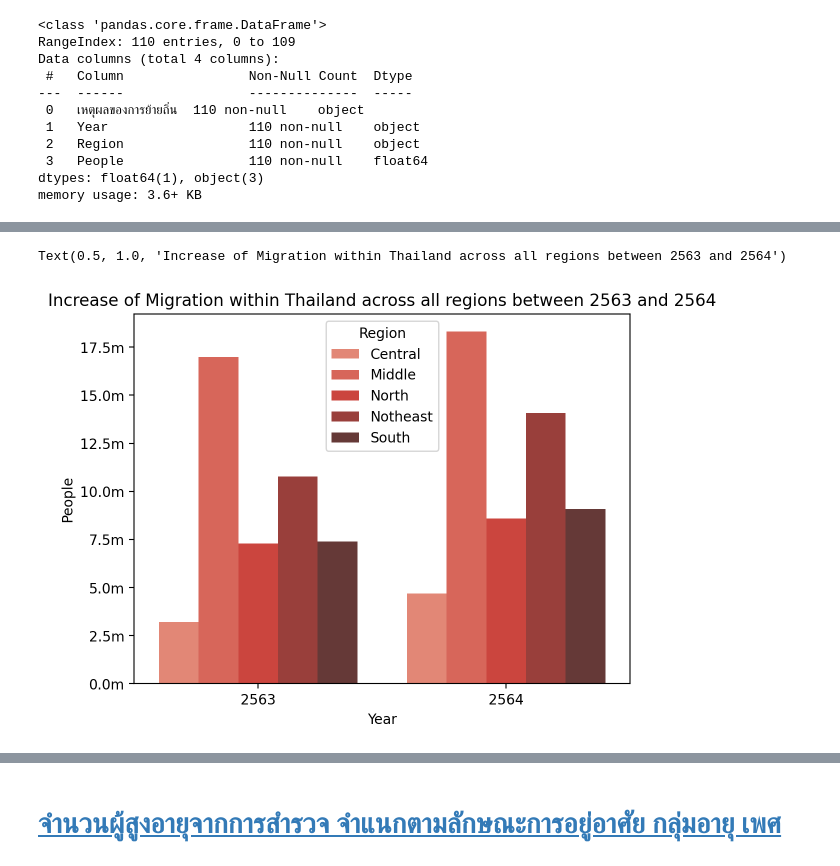
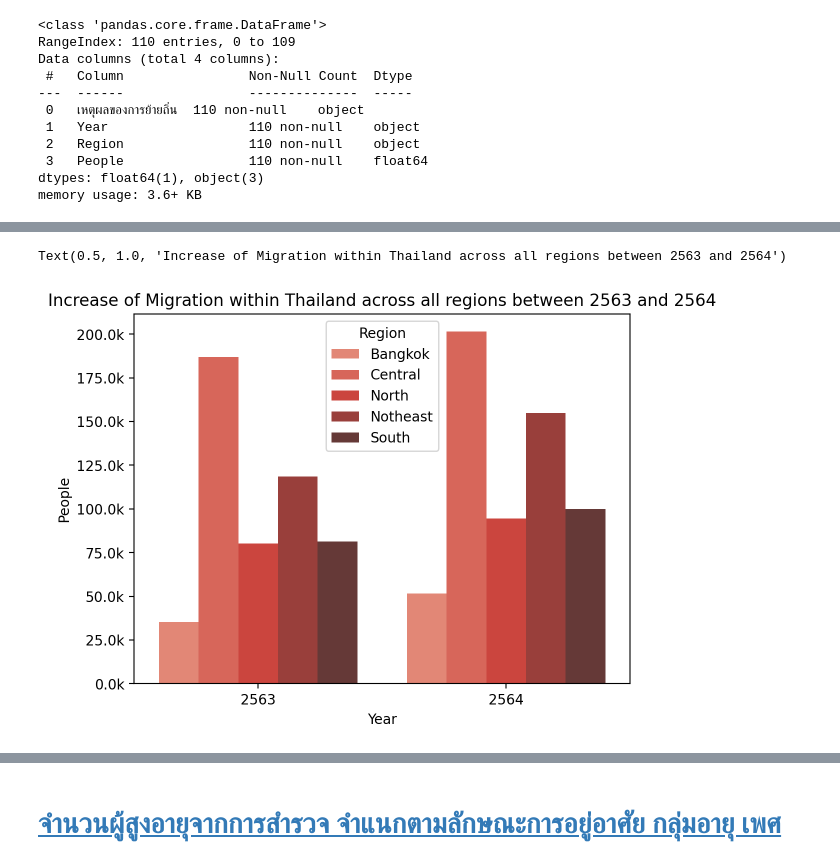
Before and after one commit to Zylink2/Machine_Learning_Project_2, a Jupyter notebook: Com/Test_Com2.ipynb, the cells around one changed output, grey strips where cells are left out. Cells and saved outputs as stored; diff of their text form; code cells hidden in the pictures.

```diff
--- a/Com/Test_Com2.ipynb
+++ b/Com/Test_Com2.ipynb
@@ -195,6 +222,3 @@ reasons_6364
 | 108 | รักษาตัว | 2564 | ใต้ | 377.0 |
 | 109 | ต้องการรายได้เพิ่มขึ้น | 2564 | ใต้ | 354.0 |
 110 rows × 4 columns
-# %%
-reasons_6364["Region"] = reasons_6364["Region"].apply(lambda x: acronymn(x))
-reasons_6364
@@ -214,0 +225,5 @@ reasons_6364
+# %%
+reasons_6364["Region"] = reasons_6364["Region"].apply(lambda x: translate_1(x))
+reasons_6364.rename(columns={"เหตุผลของการย้ายถิ่น":"Immigration Reason"}, inplace=True)
+reasons_6364["Immigration Reason"] = reasons_6364["Immigration Reason"].apply(lambda x : translate_2(x))
+reasons_6364
@@ -246,10 +259,10 @@ reasons_6364.sort_values("People", ascending=False)
 # %%
-bargraph = sns.barplot(data=reasons_6364, x="Year", y="People", errorbar=None, hue="Region", palette="Reds_d")
-bargraph.yaxis.set_major_formatter(ticker.FuncFormatter(lambda x, pos: f"{x/1000:,.1f}m"))
+bargraph = sns.barplot(data=reasons_6364, x="Year", y="People", errorbar=None, hue="Region", palette="Reds_d", estimator=sum)
+bargraph.yaxis.set_major_formatter(ticker.FuncFormatter(lambda x, pos: f"{x/1000:,.1f}k"))
 plt.title("Increase of Migration within Thailand across all regions between 2563 and 2564")
 # %% [output]
 Text(0.5, 1.0, 'Increase of Migration within Thailand across all regions between 2563 and 2564')
-[figure, old version]
+[figure, new version]
 # %%
 regions = reasons_6364['Region'].unique()
 region_dropdown = widgets.Dropdown(options=regions, description='Region:')
```
Also changed, not shown: parts of 17 cells of this notebook.
